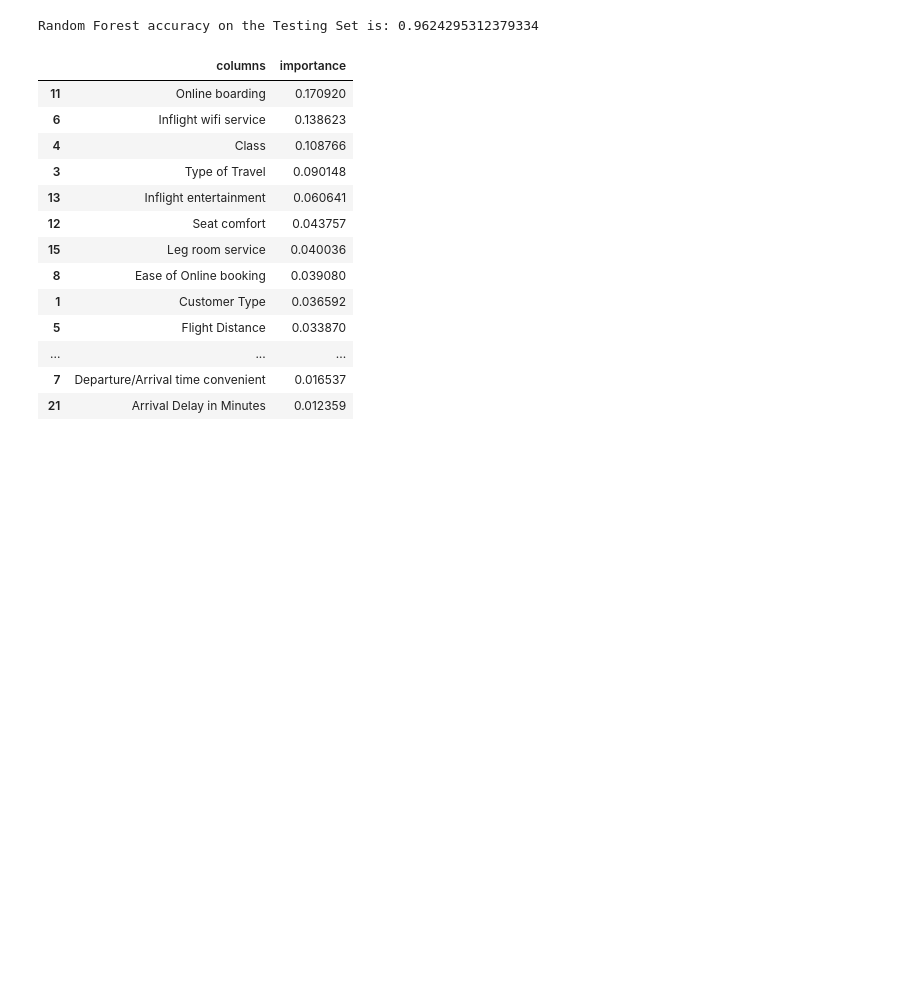
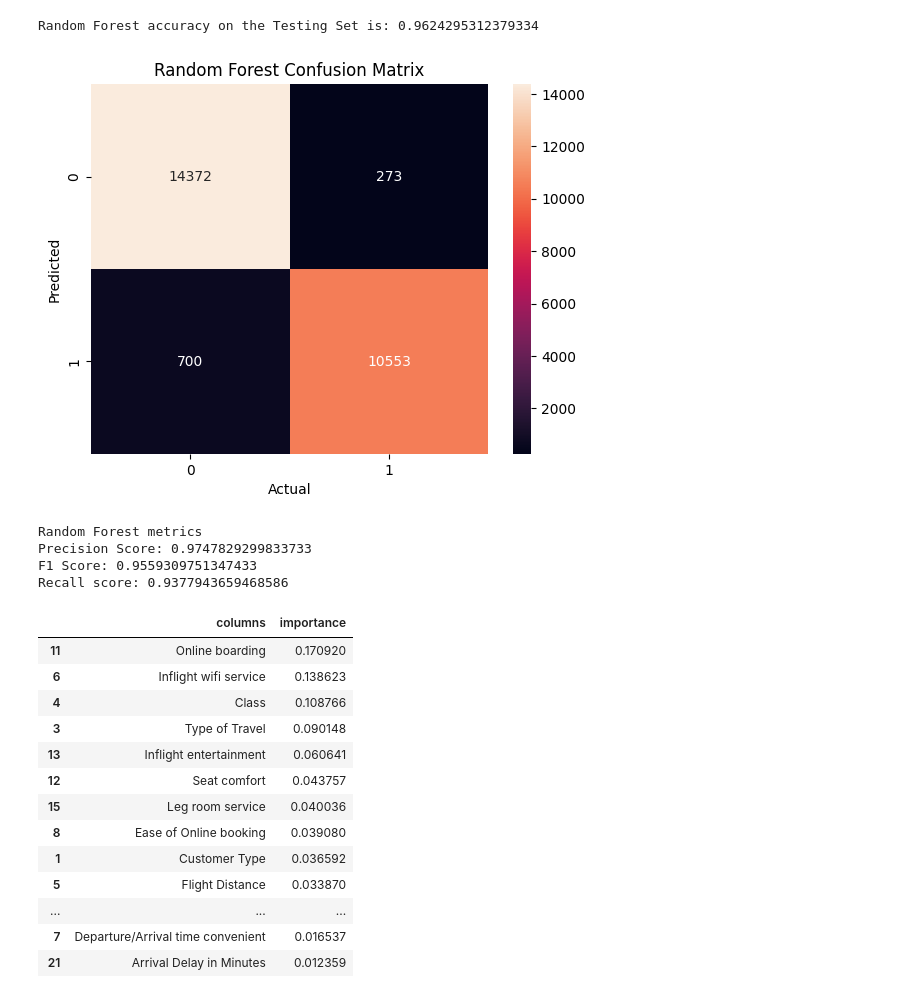
Before and after one commit to luisosorio3214/Airline-Satisfaction-Prediction-App, a Jupyter notebook: Airline_Passenger_model.ipynb, the cells around one changed output. Cells and saved outputs as stored; diff of their text form; code cells hidden in the pictures; blank space fills up the shorter version.

```diff
--- a/Airline_Passenger_model.ipynb
+++ b/Airline_Passenger_model.ipynb
@@ -291,6 +299,31 @@ accuracy = rfc.score(X_test,y_test)
 print(f"Random Forest accuracy on the Testing Set is: {accuracy}")
 # %% [output]
 Random Forest accuracy on the Testing Set is: 0.9624295312379334
+# %%
+y_pred = rfc.predict(X_test)
+forest_matrix = confusion_matrix(y_test, y_pred)
+sns.heatmap(forest_matrix, annot=True, fmt="d")
+plt.title('Random Forest Confusion Matrix')
+plt.xlabel('Actual')
+plt.ylabel('Predicted')
+plt.show()
+# %% [output]
+[figure, added]
+# %%
+# other metrics
+f1_score = f1_score(y_test,y_pred)
+recall = recall_score(y_test, y_pred)
+precision = precision_score(y_test,y_pred)
+
+print("Random Forest metrics")
+print(f"Precision Score: {precision}")
+print(f"F1 Score: {f1_score}")
+print(f"Recall score: {recall}")
+# %% [output]
+Random Forest metrics
+Precision Score: 0.9747829299833733
+F1 Score: 0.9559309751347433
+Recall score: 0.9377943659468586
 # %%
 # create a feature importance data frame
 dict1 = {'columns': rfc.feature_names_in_, 'importance': rfc.feature_importances_}
```
Also changed, not shown: parts of 9 cells of this notebook, 5 other files.
